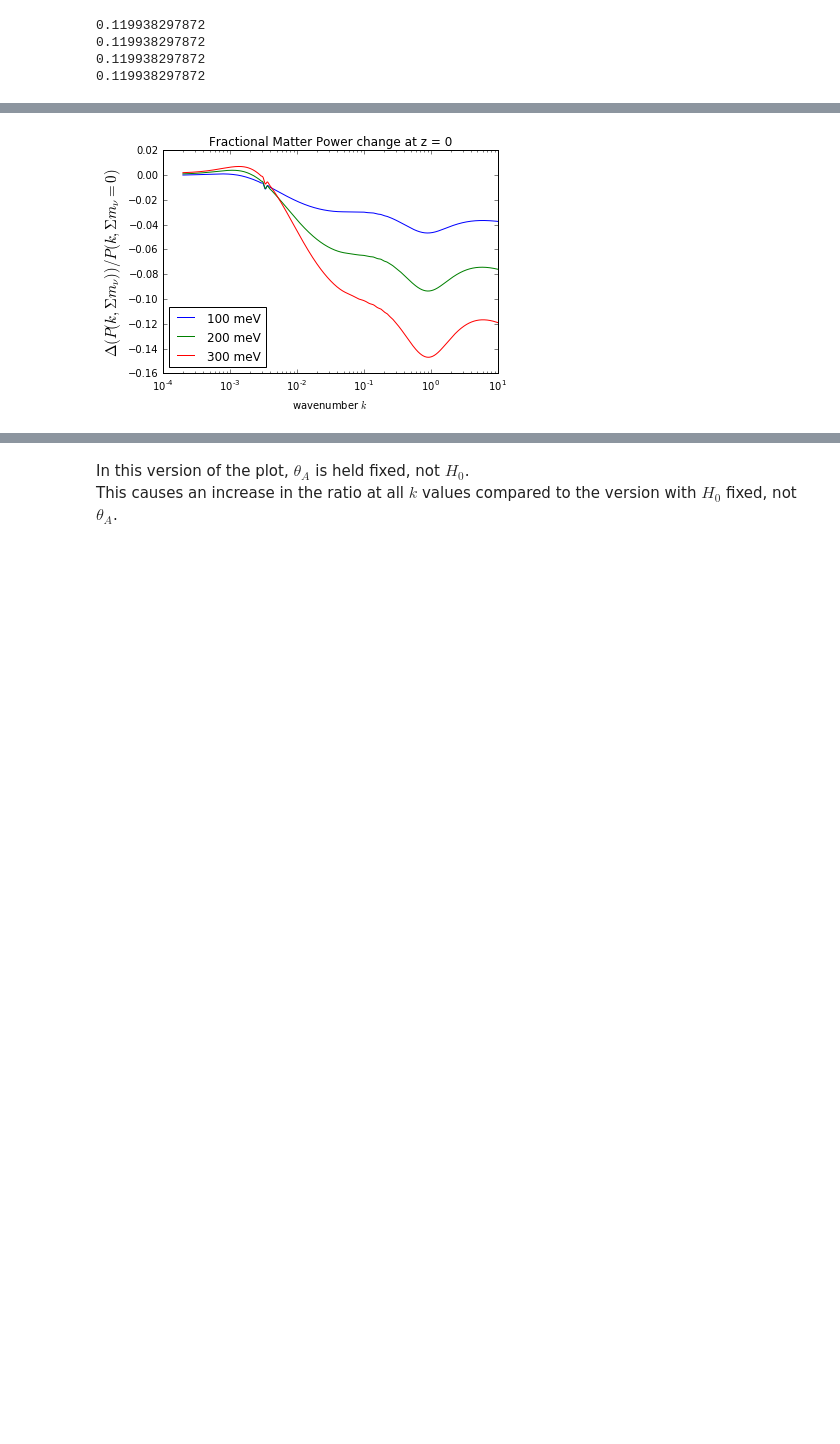
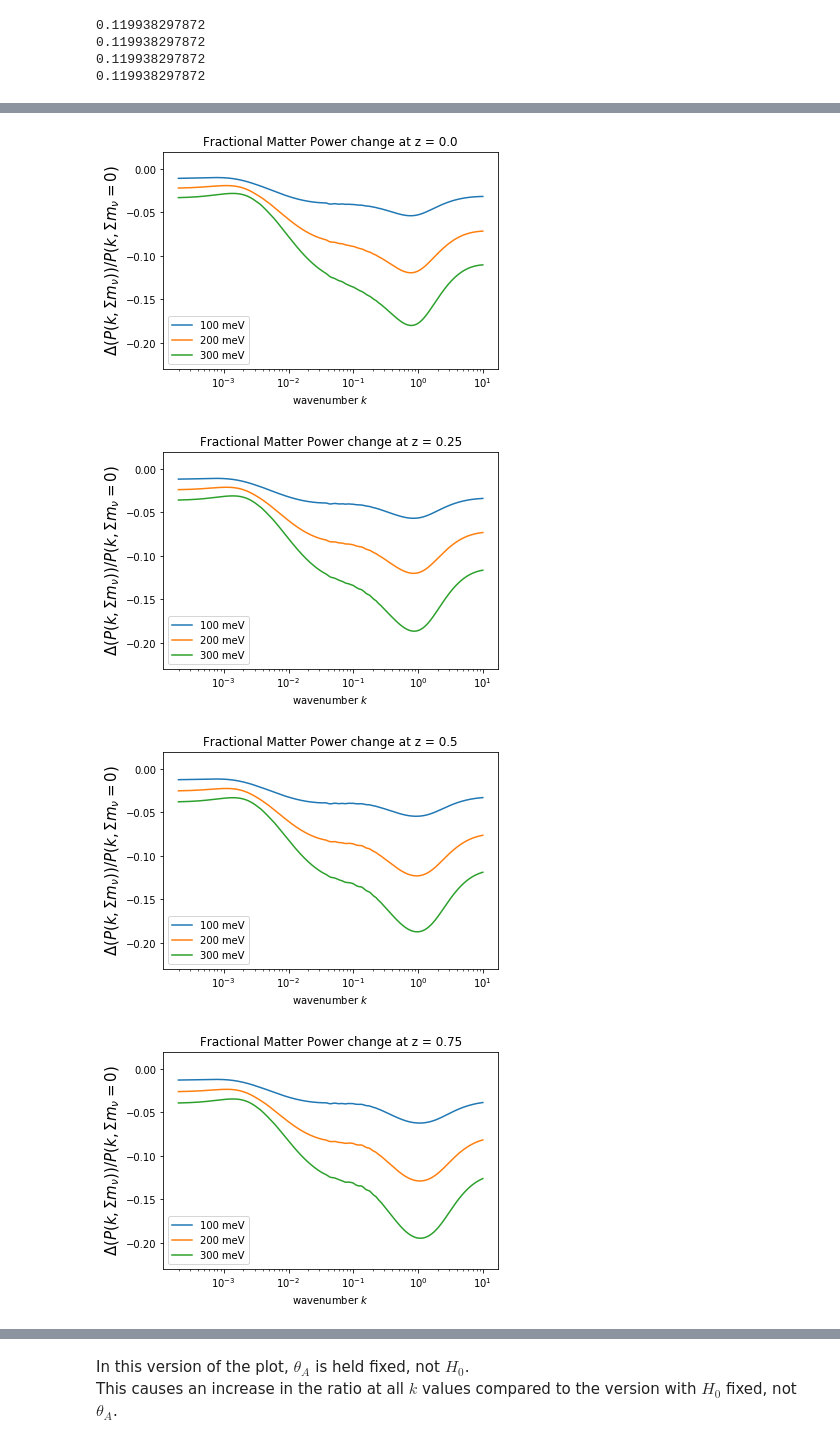
Before and after one commit to RIKnight/Fisher-Forecasting, a Jupyter notebook: Varying the Sum of Neutrino Masses.ipynb, the cells around one changed output, grey strips where cells are left out. Drawn from its saved outputs; the diff is of its cells as text; code cells hidden in the pictures; blank space fills up the shorter version.

```diff
--- a/Varying the Sum of Neutrino Masses.ipynb
+++ b/Varying the Sum of Neutrino Masses.ipynb
@@ -69,7 +69,7 @@ print omch2_3
 0.119938297872
 # %%
 print 'starting myPk0...'
-AccuracyBoost = 3
+AccuracyBoost = 1#3
 #myPk0 = cp.matterPower(neutrino_hierarchy='degenerate',num_massive_neutrinos=0  ,mnu=mnu0,omch2=omch2_0,nz=nz)
 myPk0 = cp.matterPower(neutrino_hierarchy=nh,num_massive_neutrinos=0,  mnu=mnu0,omch2=omch2_0,
                        nonlinear=nonlinear,nz=nz,AccuracyBoost=AccuracyBoost)
@@ -122,12 +140,19 @@ plt.show();
 # %%
-Pks = (Pk1,Pk2,Pk3)
-for pkNum in range(3):
-    t = (Pks[pkNum]-Pk0)/Pk0
-    plt.semilogx(kSpectrum,t,label=labels[pkNum])
-    plt.ylabel(r'$\Delta(P(k,\Sigma m_\nu))/P(k,\Sigma m_\nu = 0) $',fontsize=15)
-    plt.xlabel(r'wavenumber $k$')
-    plt.title('Fractional Matter Power change at z = 0')
-plt.legend(loc='lower left')
-plt.show();
+# plot fractional changes
+
+for i,myZ in enumerate(myZs):
+    Pks = (Pk1s[i],Pk2s[i],Pk3s[i])
+    for pkNum in range(3):
+        t = (Pks[pkNum]-Pk0s[i])/Pk0s[i]
+        plt.semilogx(kSpectrum,t,label=labels[pkNum])
+        plt.ylabel(r'$\Delta(P(k,\Sigma m_\nu))/P(k,\Sigma m_\nu = 0) $',fontsize=15)
+        plt.xlabel(r'wavenumber $k$')
+        plt.title('Fractional Matter Power change at z = {0}'.format(myZ))
+        plt.ylim([-0.23,0.02])
+    plt.legend(loc='lower left')
+    plt.show();
 # %% [output]
-[figure, old version]
+[figure, new version]
+[figure, added]
+[figure, added]
+[figure, added]
```
Also changed, not shown: parts of 5 cells of this notebook, 59 other files.
